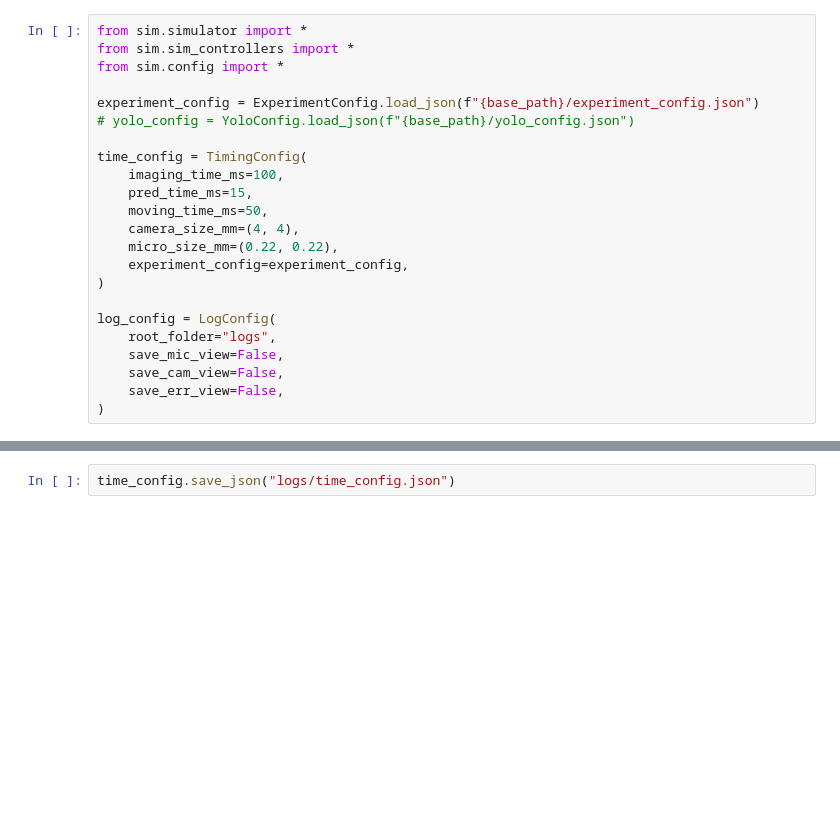
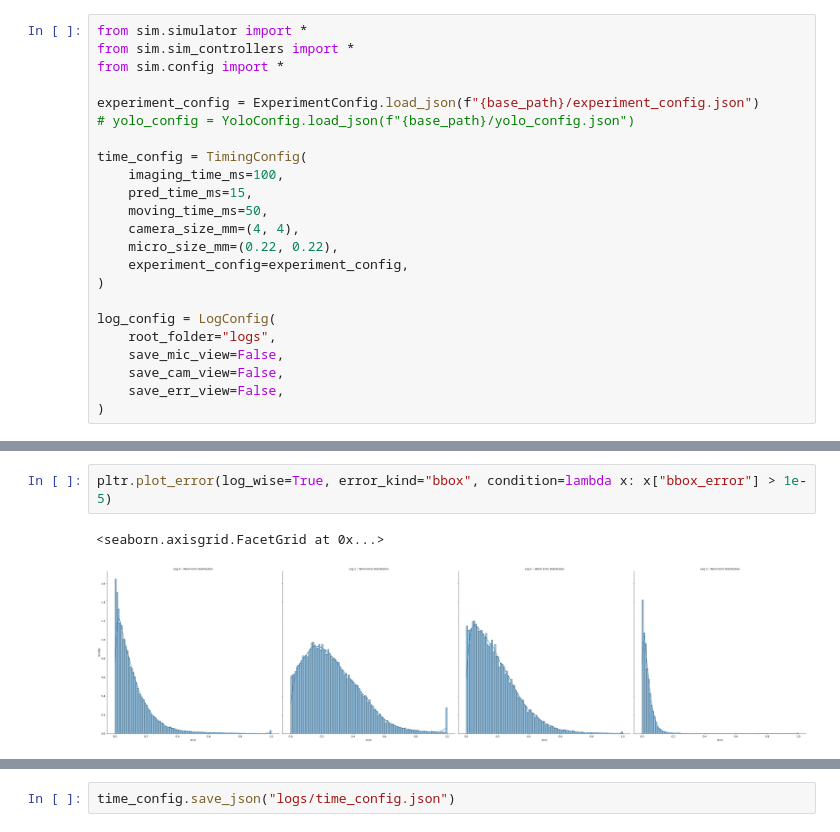
Before and after one commit to giladfrid009/WTracker, a Jupyter notebook: main.ipynb, the cells around one changed output, grey strips where cells are left out. Drawn from its saved outputs; the diff is of its cells as text; blank space fills up the shorter version.

```diff
--- a/main.ipynb
+++ b/main.ipynb
@@ -45,0 +79,5 @@ pltr.initialize(n=10, imaging_only=True, unit="sec")
+# %%
+pltr.plot_error(log_wise=True, error_kind="bbox", condition=lambda x: x["bbox_error"] > 1e-5)
+# %% [output]
+<seaborn.axisgrid.FacetGrid at 0x...>
+[figure, added]
```
Also changed, not shown: parts of 10 cells of this notebook, 8 other files.
